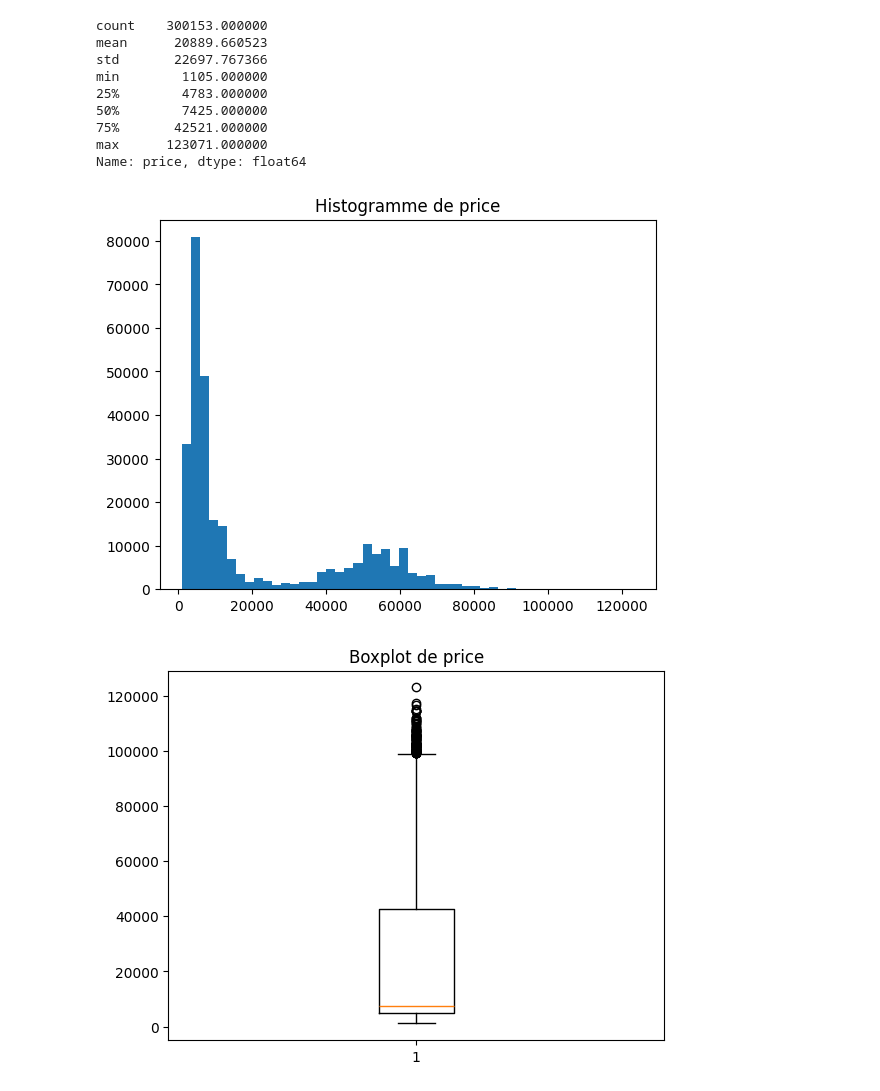
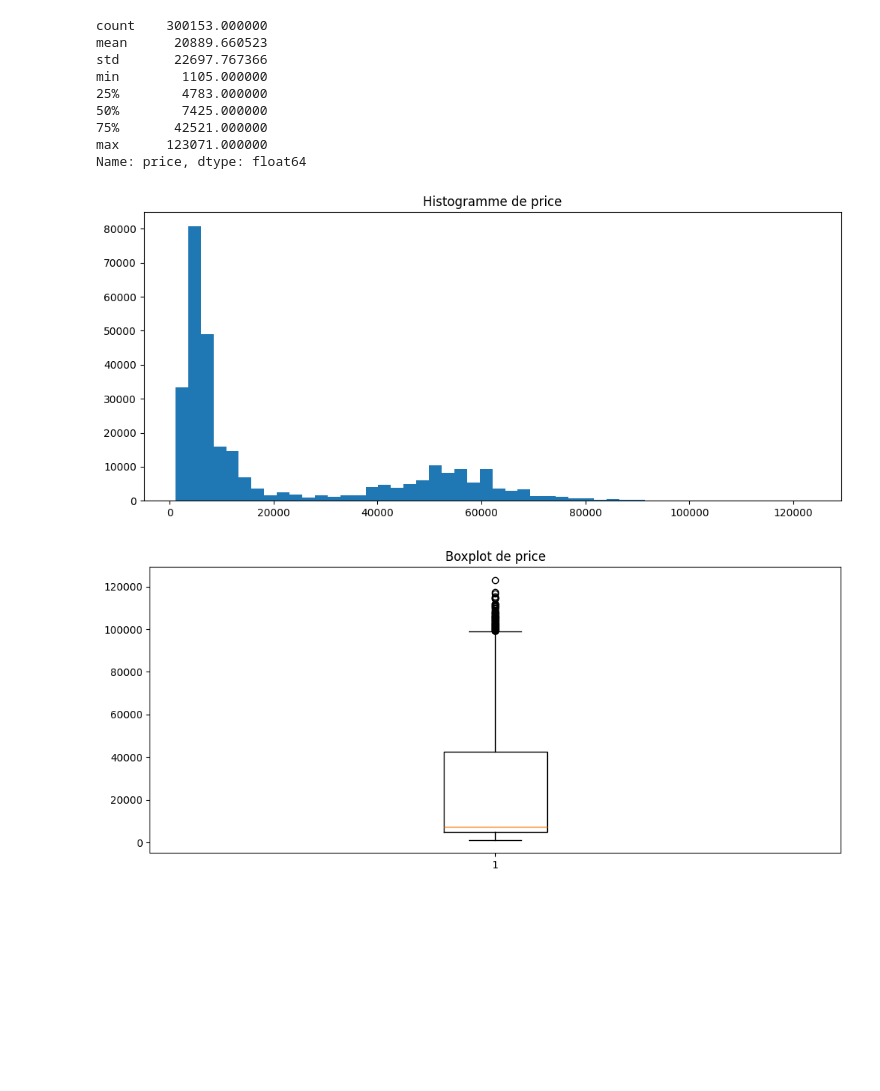
Before and after one commit to Data-Analysis-Hub/Machine-Learning-Flight-ticket-prices-prediction, a Jupyter notebook: tasks.ipynb, the cells around one changed output. Drawn from its saved outputs; the diff is of its cells as text; code cells hidden in the pictures; blank space fills up the shorter version.

```diff
--- a/tasks.ipynb
+++ b/tasks.ipynb
@@ -110,17 +112,19 @@ max      123071.000000
 Name: price, dtype: float64
 # %%
 # histogramme de price
+plt.figure(figsize=(12, 5))
 plt.hist(df['price'], bins=50)
 plt.title('Histogramme de price')
 plt.show()
 
 # boxplot de price
+plt.figure(figsize=(12, 5))
 plt.boxplot(df['price'])
 plt.title('Boxplot de price')
 plt.show()
 # %% [output]
-[figure, old version]
+[figure, new version]
-[figure, old version]
+[figure, new version]
 # %%
 print(df['airline'].value_counts())
 
```
Also changed, not shown: parts of 17 cells of this notebook, 1 other file.
